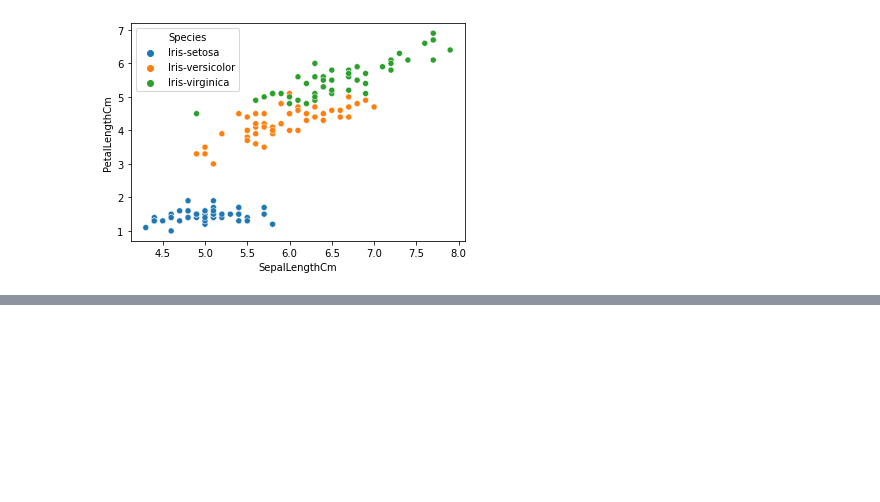
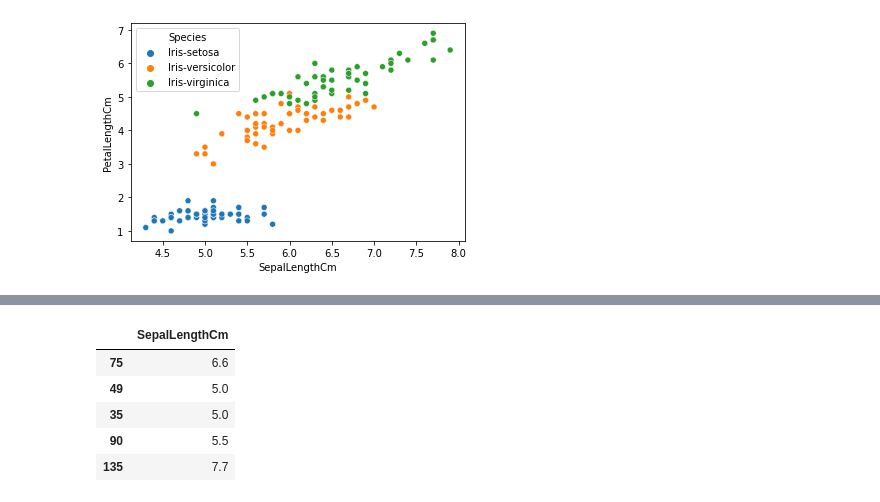
Before and after one commit to harshDesai244/daTA_SCI, a Jupyter notebook: Linear regression.ipynb, the cells around one changed output, grey strips where cells are left out. Cells and saved outputs as stored; diff of their text form; code cells hidden in the pictures; blank space fills up the shorter version.

```diff
--- a/Linear regression.ipynb
+++ b/Linear regression.ipynb
@@ -69,0 +96,9 @@ plt.show()
+# %%
+y_train.head()
+# %% [output]
+|  | SepalLengthCm |
+| 75 | 6.6 |
+| 49 | 5.0 |
+| 35 | 5.0 |
+| 90 | 5.5 |
+| 135 | 7.7 |
```
Also changed, not shown: parts of 23 cells of this notebook.
